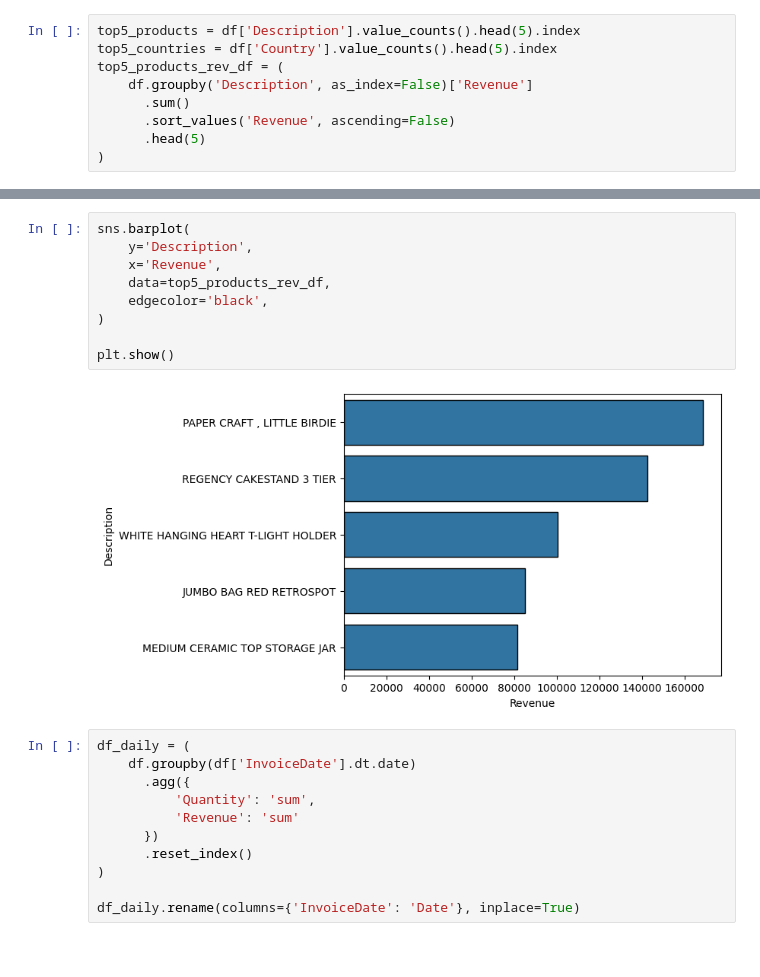
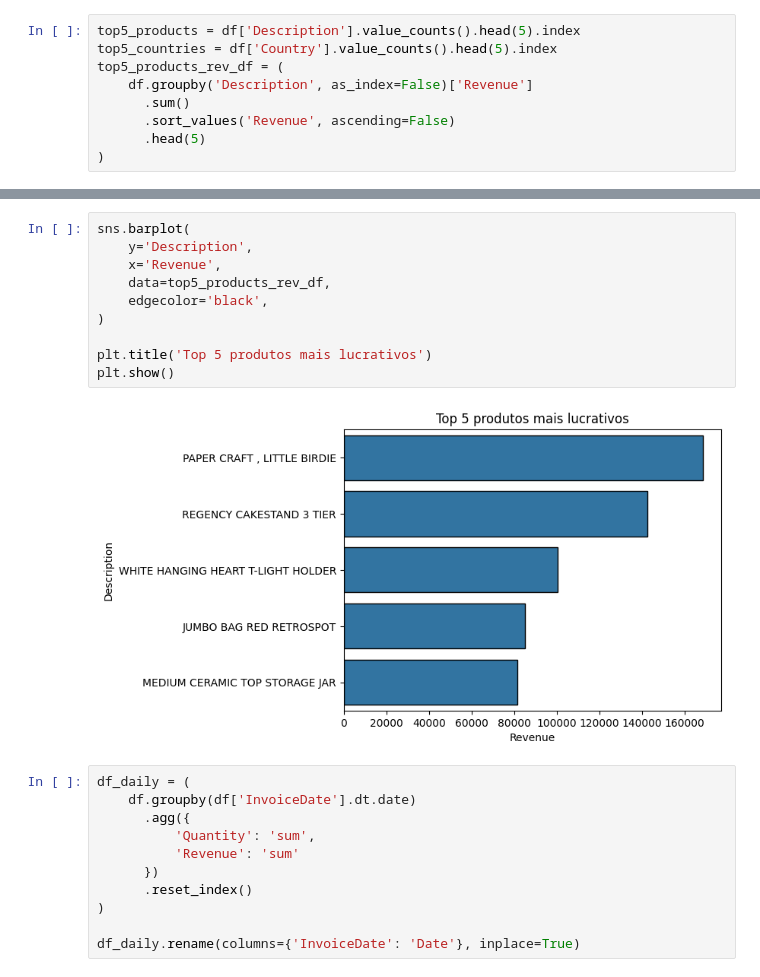
Before and after one commit to LucasDS9/customer-segmentation-rfm, a Jupyter notebook: notebook/ECommerce_segmentation.ipynb, the cells around one changed output, grey strips where cells are left out. Drawn from its saved outputs; the diff is of its cells as text.

```diff
--- a/notebook/ECommerce_segmentation.ipynb
+++ b/notebook/ECommerce_segmentation.ipynb
@@ -515,14 +651,15 @@ plt.show()
 # %%
 sns.barplot(
     y='Description',
     x='Revenue',
     data=top5_products_rev_df,
     edgecolor='black',
 )
 
+plt.title('Top 5 produtos mais lucrativos')
 plt.show()
 # %% [output]
-[figure, old version]
+[figure, new version]
 # %%
 df_daily = (
     df.groupby(df['InvoiceDate'].dt.date)
```
Also changed, not shown: parts of 49 cells of this notebook, 2 other files.
